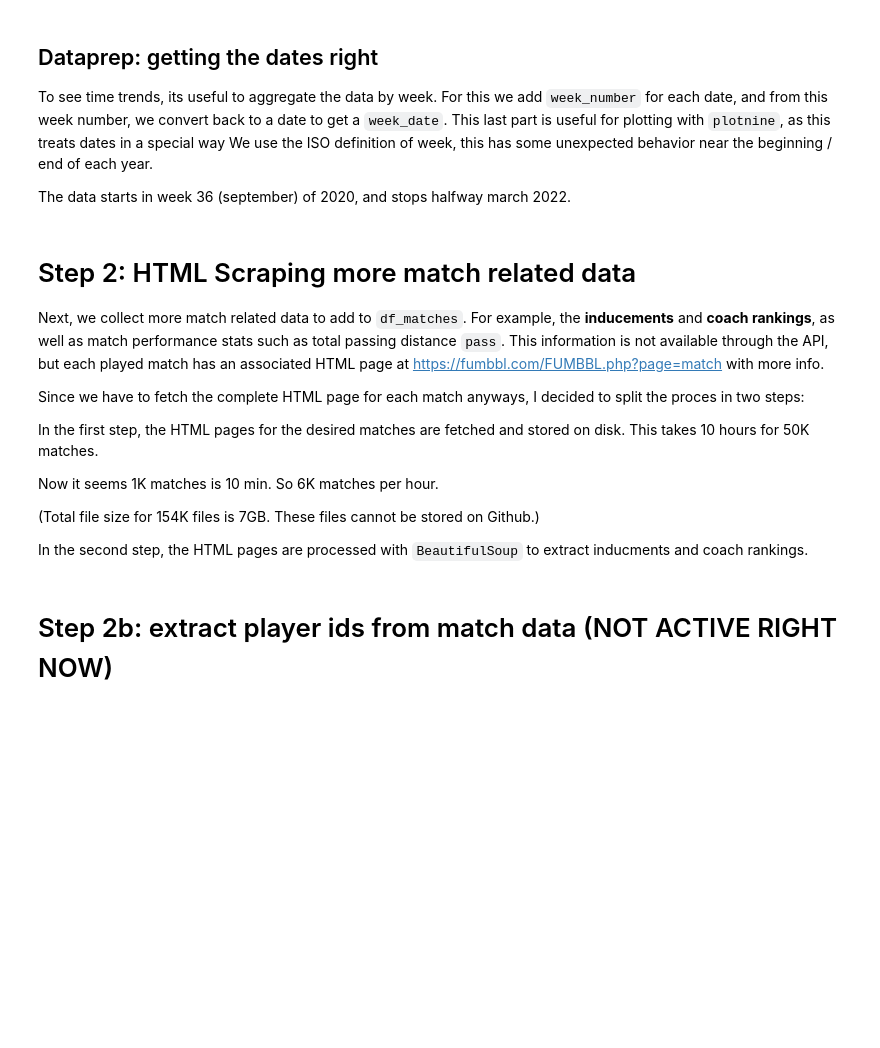
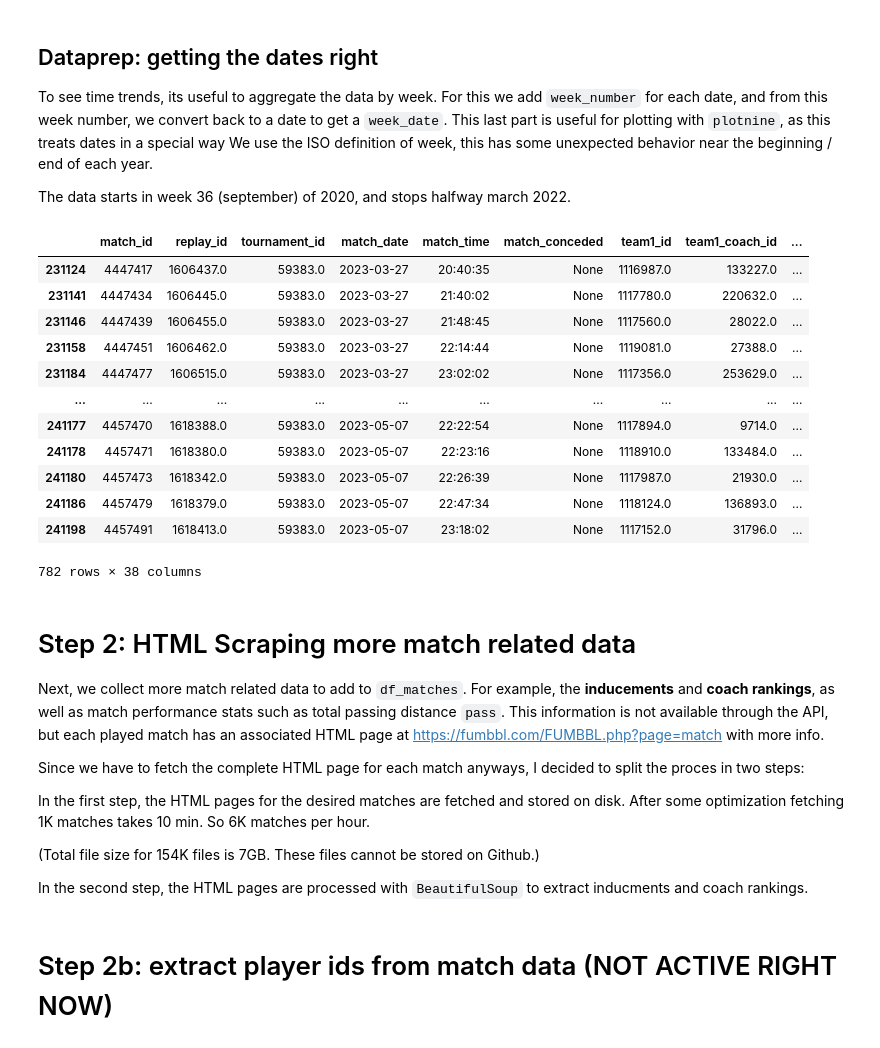
Before and after one commit to gsverhoeven/fumbbl_datasets, a Jupyter notebook: fumbbl_dataset.ipynb, the cells around one changed output. Drawn from its saved outputs; the diff is of its cells as text; code cells hidden in the pictures; blank space fills up the shorter version.

```diff
--- a/fumbbl_dataset.ipynb
+++ b/fumbbl_dataset.ipynb
@@ -113,6 +53,7 @@ PM split fetching and processing of matches.
 # %%
 %run write_json_file.py
 # %%
+# PM split out fetching JSON and transforming to pandas
 df_matches = pd.DataFrame(columns=['match_id', 'replay_id', 'tournament_id', 'match_date', 'match_time',  'match_conceded',
     'team1_id', 'team1_coach_id', 'team1_roster_id', 'team1_race_name', 'team1_value', 'team1_cas_bh', 'team1_cas_si', 'team1_cas_rip',
     'team2_id', 'team2_coach_id', 'team2_roster_id', 'team2_race_name', 'team2_value', 'team2_cas_bh', 'team2_cas_si', 'team2_cas_rip',
@@ -121,8 +62,8 @@ df_matches = pd.DataFrame(columns=['match_id', 'replay_id', 'tournament_id', 'ma
 target = 'raw/df_matches_' + time.strftime("%Y%m%d_%H%M%S") + '.h5'
 print(target)
 
-end_match = 4429319
-begin_match = 4386470
+end_match = 4460944
+begin_match = 4429319
 n_matches = end_match - begin_match
 full_run = 0
 print("matches to grab:")
@@ -200,8 +141,9 @@ else:
     df_matches6 = pd.read_hdf('raw/df_matches_20220606_225206.h5') # 4374338 - 4386470
     df_matches7 = pd.read_hdf('raw/df_matches_20220607_060907.h5') # 4370544 - 4374337
     df_matches8 = pd.read_hdf('raw/df_matches_20230108_205542.h5') # 4429319 - 4386470
+    df_matches9 = pd.read_hdf('raw/df_matches_20230523_222012.h5') # 4460944 - 4429319
     df_matches = pd.concat([df_matches1, df_matches2, df_matches3,
-        df_matches4, df_matches5, df_matches6, df_matches7, df_matches8], ignore_index=True)
+        df_matches4, df_matches5, df_matches6, df_matches7, df_matches8, df_matches9], ignore_index=True)
 
 df_matches.shape
 df_matches = df_matches.sort_values(by=['match_id']).reset_index(drop=True)
@@ -320,6 +291,22 @@ df_matches['week_year'] = df_matches['year'].astype(str) + '-' + df_matches['wee
 
 # use a lambda function since isoweek.Week is not vectorized
 df_matches['week_date'] = pd.to_datetime(df_matches.apply(lambda row : Week(int(row["year"]),int(row["week_number"])).monday(),axis=1))
+# %%
+df_matches.query('tournament_id == 59383')
+# %% [output]
+|  | match_id | replay_id | tournament_id | match_date | match_time | match_conceded | team1_id | team1_coach_id | ... |
+| 231124 | 4447417 | 1606437.0 | 59383.0 | 2023-03-27 | 20:40:35 | None | 1116987.0 | 133227.0 | ... |
+| 231141 | 4447434 | 1606445.0 | 59383.0 | 2023-03-27 | 21:40:02 | None | 1117780.0 | 220632.0 | ... |
+| 231146 | 4447439 | 1606455.0 | 59383.0 | 2023-03-27 | 21:48:45 | None | 1117560.0 | 28022.0 | ... |
+| 231158 | 4447451 | 1606462.0 | 59383.0 | 2023-03-27 | 22:14:44 | None | 1119081.0 | 27388.0 | ... |
+| 231184 | 4447477 | 1606515.0 | 59383.0 | 2023-03-27 | 23:02:02 | None | 1117356.0 | 253629.0 | ... |
+| ... | ... | ... | ... | ... | ... | ... | ... | ... | ... |
+| 241177 | 4457470 | 1618388.0 | 59383.0 | 2023-05-07 | 22:22:54 | None | 1117894.0 | 9714.0 | ... |
+| 241178 | 4457471 | 1618380.0 | 59383.0 | 2023-05-07 | 22:23:16 | None | 1118910.0 | 133484.0 | ... |
+| 241180 | 4457473 | 1618342.0 | 59383.0 | 2023-05-07 | 22:26:39 | None | 1117987.0 | 21930.0 | ... |
+| 241186 | 4457479 | 1618379.0 | 59383.0 | 2023-05-07 | 22:47:34 | None | 1118124.0 | 136893.0 | ... |
+| 241198 | 4457491 | 1618413.0 | 59383.0 | 2023-05-07 | 23:18:02 | None | 1117152.0 | 31796.0 | ... |
+782 rows × 38 columns
 # %% [markdown]
 # Step 2: HTML Scraping more match related data
 
@@ -330,9 +317,7 @@ This information is not available through the API, but each played match has an
 Since we have to fetch the complete HTML page for each match anyways, I decided to split the proces in two steps:
 
 In the first step, the HTML pages for the desired matches are fetched and stored on disk.
-This takes 10 hours for 50K matches.
-
-Now it seems 1K matches is 10 min. So 6K matches per hour.
+After some optimization fetching 1K matches takes 10 min. So 6K matches per hour.
 
 (Total file size for 154K files is 7GB. These files cannot be stored on Github.)
 
```
Also changed, not shown: parts of 21 cells of this notebook, 1 other file.
